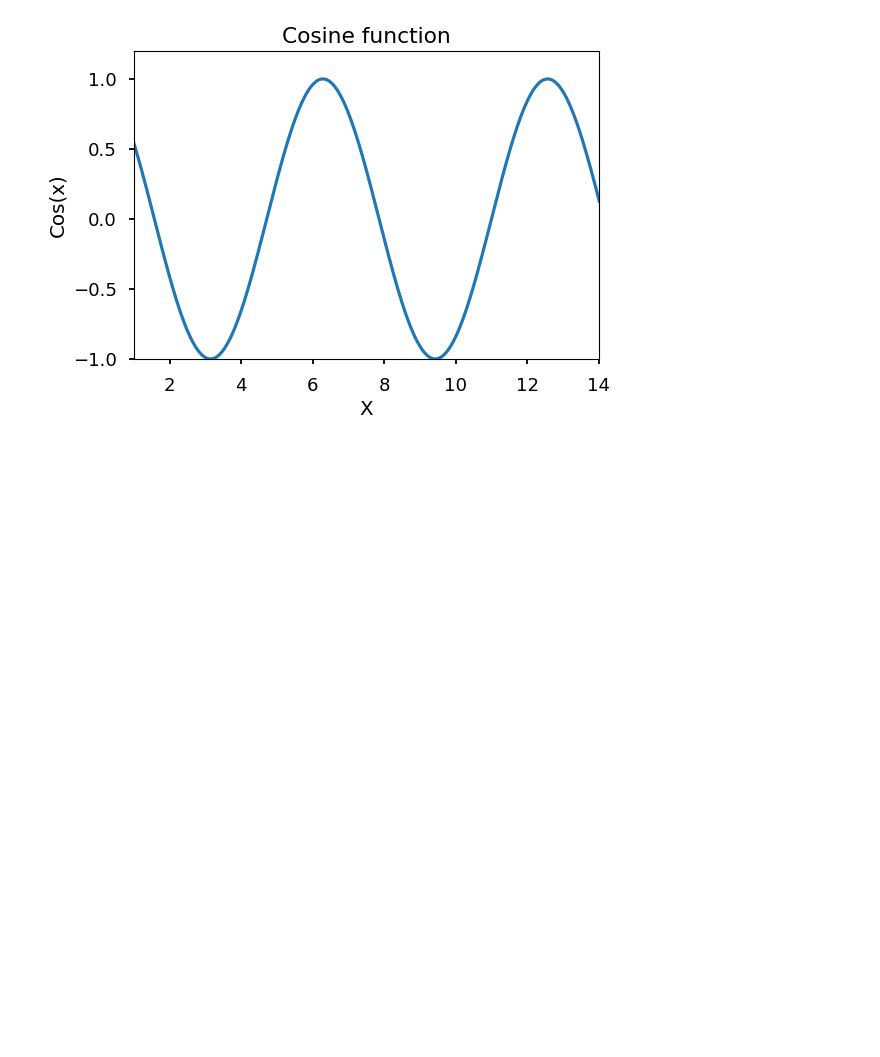
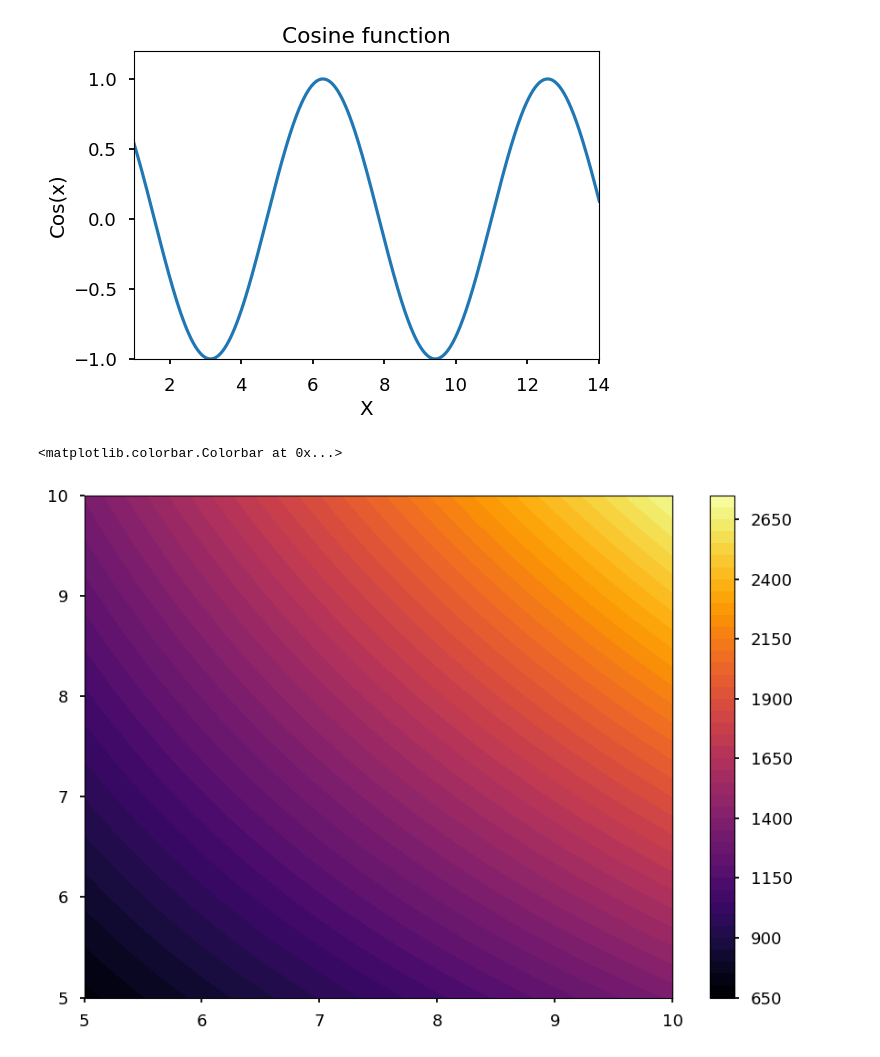
Before and after one commit to pcmoraesmenezes/Data-Science-and-Machine-Learning-Course, a Jupyter notebook: Introduction/data_visualization/exercises.ipynb, the cells around one changed output. Drawn from its saved outputs; the diff is of its cells as text; code cells hidden in the pictures; blank space fills up the shorter version.

Commit message:
scatter, contour and histogram plots

```diff
--- a/Introduction/data_visualization/exercises.ipynb
+++ b/Introduction/data_visualization/exercises.ipynb
@@ -100,3 +100,31 @@ ax.set(xlim=(1, 14), ylim=(-1, 1.2), xlabel='X', ylabel='Cos(x)', title='Cosine
  Text(0, 0.5, 'Cos(x)'),
  Text(0.5, 1.0, 'Cosine function')]
 [figure]
+# %%
+"""
+
+# ------------------------------------------------------------------------------------------------------------------------------------------------------------------------------------------
+
+Make a Contour plot. Use X and Y points making a meshgrid with linspace function. Generate 50 values for X and 80 values for y from 5-10
+
+For Z take this function: f = X+ (3*Y)*9*X
+
+Use inferno colormap
+
+Set number of intervals to 40
+
+# ------------------------------------------------------------------------------------------------------------------------------------------------------------------------------------------
+"""
+
+x = np.linspace(5, 10, 50)
+y = np.linspace(5, 10, 80)
+
+X,Y = np.meshgrid(x,y)
+
+Z = X+(3*Y)*9*X
+
+plt.contourf(X,Y,Z, 40, cmap='inferno')
+plt.colorbar()
+# %% [output]
+<matplotlib.colorbar.Colorbar at 0x...>
+[figure, added]
```
Also changed, not shown: 1 other file.
